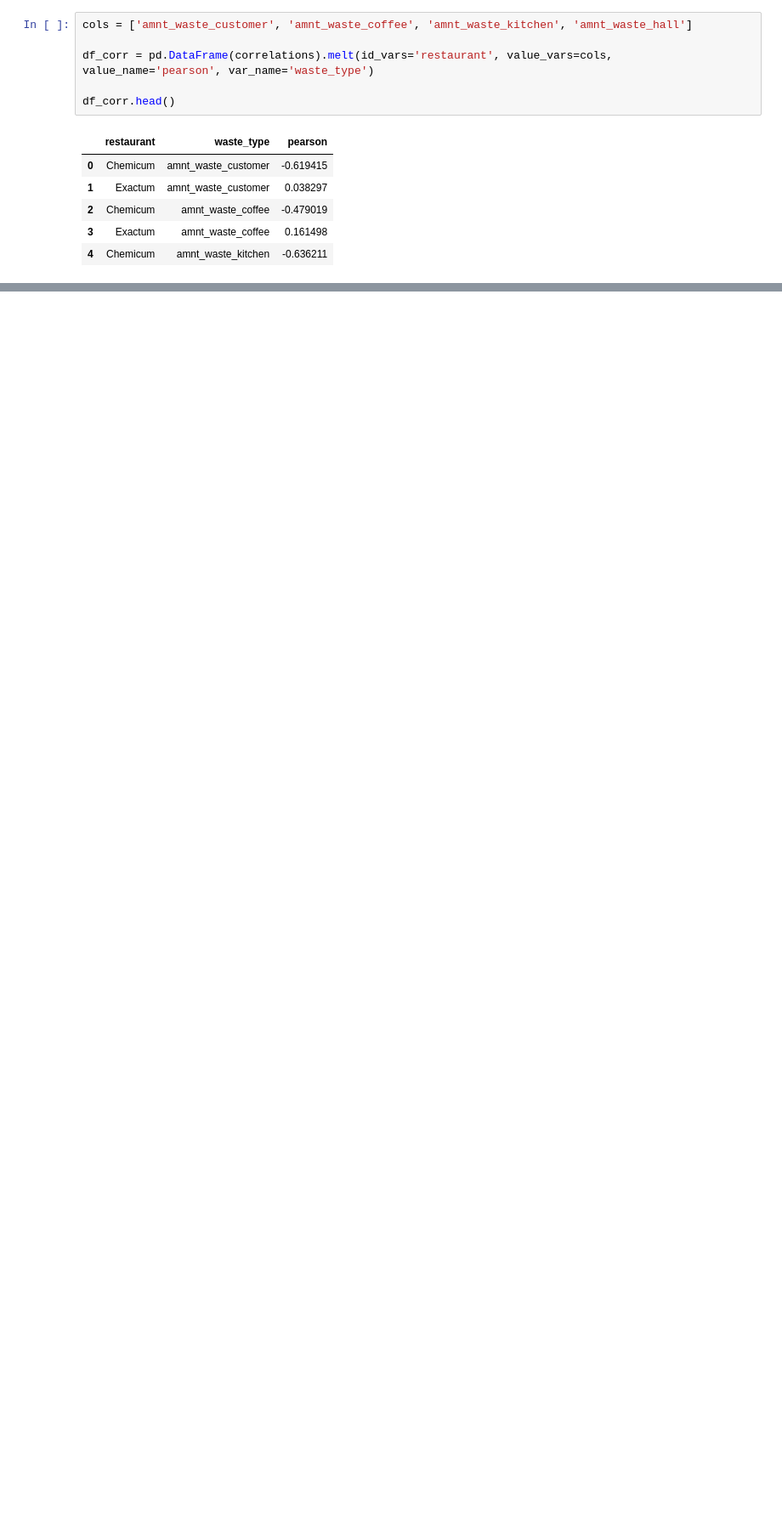
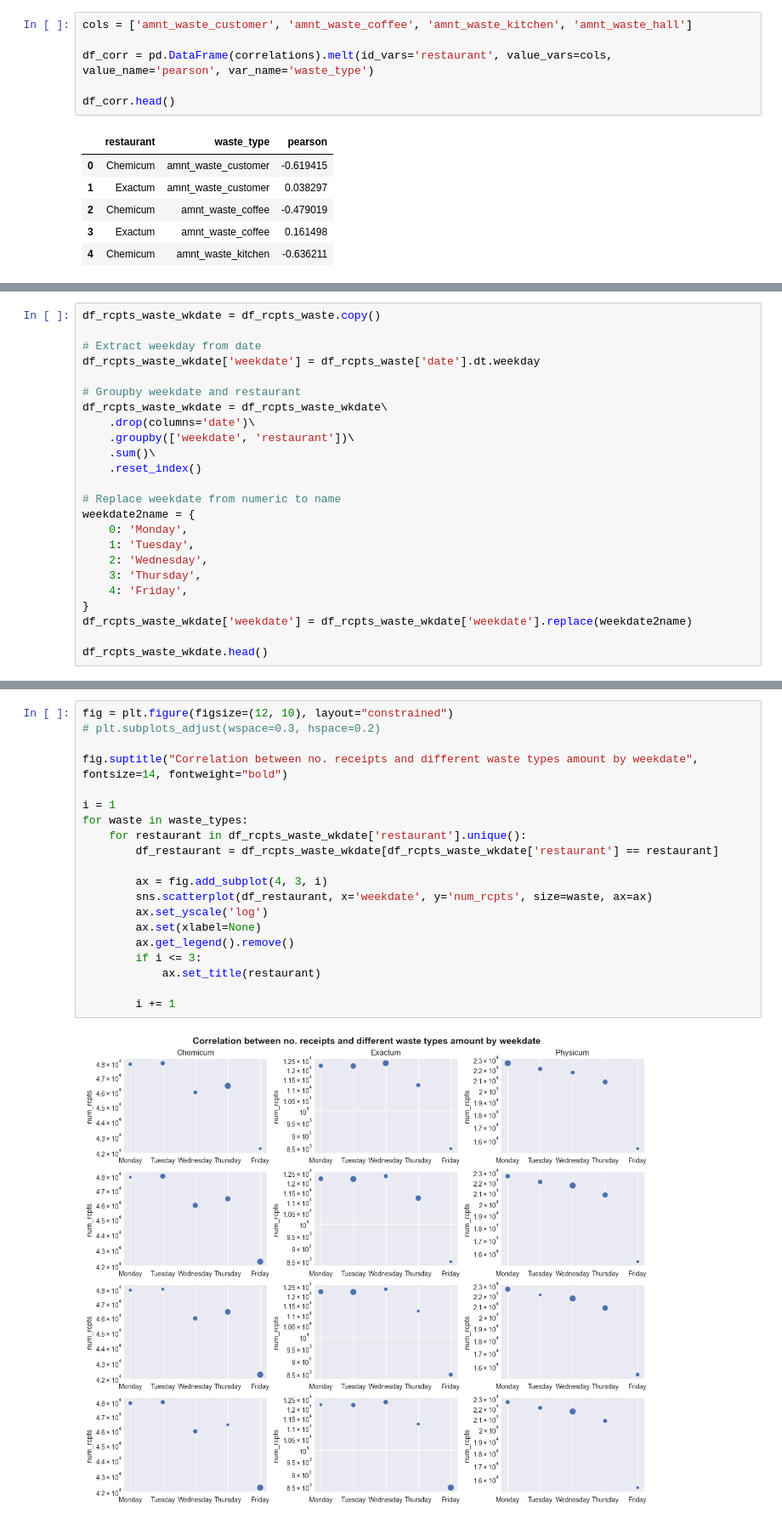
Before and after one commit to Food-Waste-Optimization/Food-Waste-Optimization, a Jupyter notebook: experiments_hoangle/correlations.ipynb, the cells around one changed output, grey strips where cells are left out. Shown at 85% size. Drawn from its saved outputs; the diff is of its cells as text; blank space fills up the shorter version.

```diff
--- a/experiments_hoangle/correlations.ipynb
+++ b/experiments_hoangle/correlations.ipynb
@@ -339,0 +413,24 @@ for i, restaurant in enumerate(df_cus_waste['restaurant'].unique()):
+# %%
+df_rcpts_waste_wkdate = df_rcpts_waste.copy()
+
+# Extract weekday from date
+df_rcpts_waste_wkdate['weekdate'] = df_rcpts_waste['date'].dt.weekday
+
+# Groupby weekdate and restaurant
+df_rcpts_waste_wkdate = df_rcpts_waste_wkdate\
+    .drop(columns='date')\
+    .groupby(['weekdate', 'restaurant'])\
+    .sum()\
+    .reset_index()
+
+# Replace weekdate from numeric to name
+weekdate2name = {
+    0: 'Monday',
+    1: 'Tuesday',
+    2: 'Wednesday',
+    3: 'Thursday',
+    4: 'Friday',
+}
+df_rcpts_waste_wkdate['weekdate'] = df_rcpts_waste_wkdate['weekdate'].replace(weekdate2name)
+
+df_rcpts_waste_wkdate.head()
@@ -339,0 +444,22 @@ for i, restaurant in enumerate(df_cus_waste['restaurant'].unique()):
+# %%
+fig = plt.figure(figsize=(12, 10), layout="constrained")
+# plt.subplots_adjust(wspace=0.3, hspace=0.2)
+
+fig.suptitle("Correlation between no. receipts and different waste types amount by weekdate", fontsize=14, fontweight="bold")
+
+i = 1
+for waste in waste_types:
+    for restaurant in df_rcpts_waste_wkdate['restaurant'].unique():
+        df_restaurant = df_rcpts_waste_wkdate[df_rcpts_waste_wkdate['restaurant'] == restaurant]
+
+        ax = fig.add_subplot(4, 3, i)
+        sns.scatterplot(df_restaurant, x='weekdate', y='num_rcpts', size=waste, ax=ax)
+        ax.set_yscale('log')
+        ax.set(xlabel=None)
+        ax.get_legend().remove()
+        if i <= 3:
+            ax.set_title(restaurant)
+
+        i += 1
+# %% [output]
+[figure, added]
```
Also changed, not shown: parts of 14 cells of this notebook.
